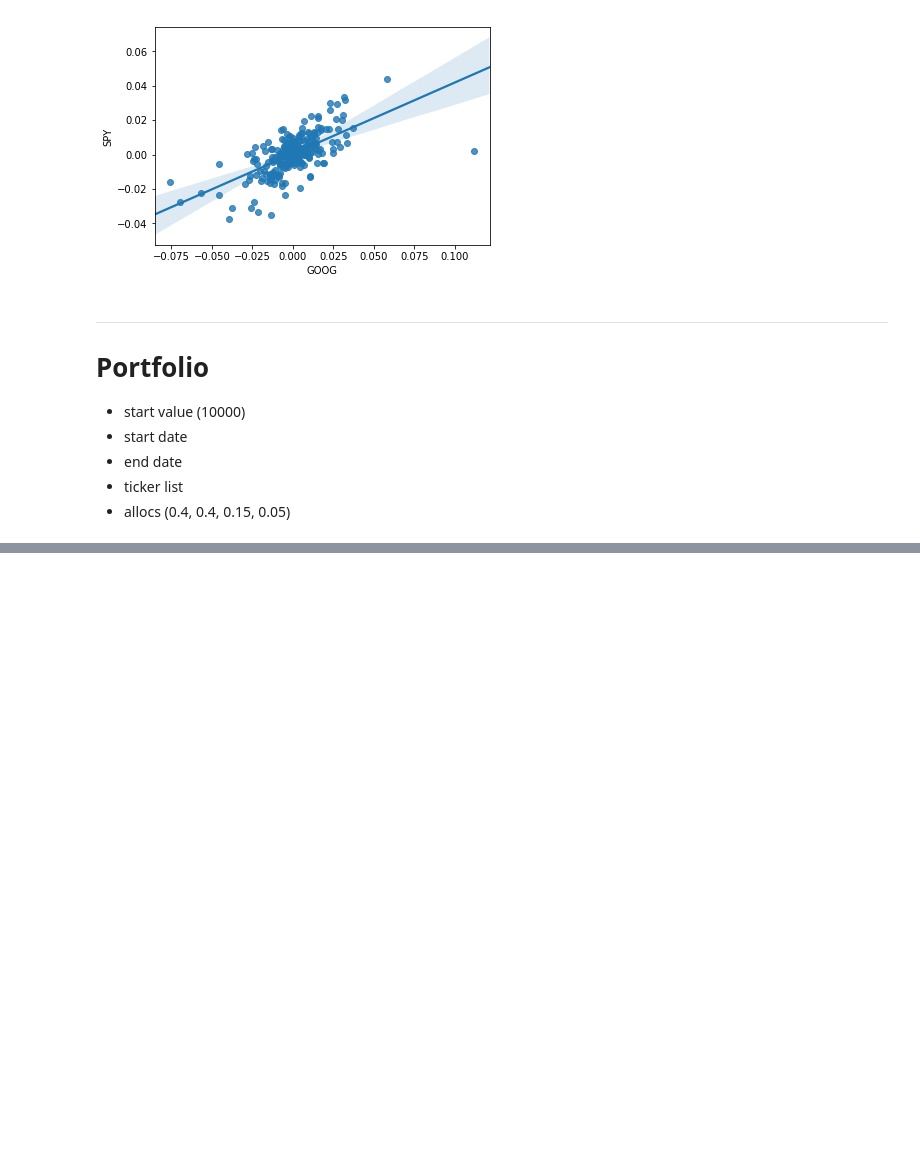
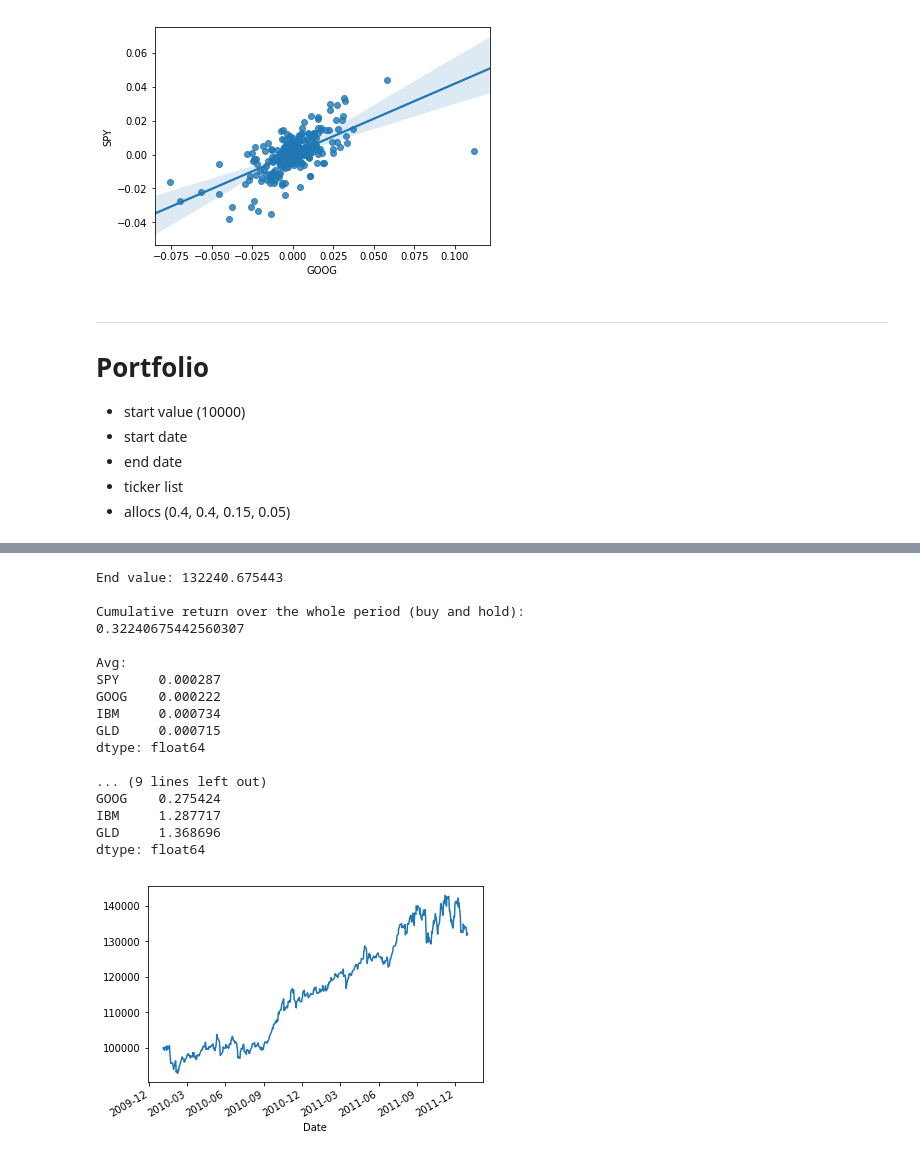
Before and after one commit to minimalgeek/DeepLearning, a Jupyter notebook: Stock/notebooks/Udacity/01_course.ipynb, the cells around one changed output, grey strips where cells are left out. Saved outputs shown, nothing was run; the diff lists cells and outputs as text; code cells hidden in the pictures; blank space fills up the shorter version.

```diff
--- a/Stock/notebooks/Udacity/01_course.ipynb
+++ b/Stock/notebooks/Udacity/01_course.ipynb
@@ -166,0 +216,3 @@ dtype: float64
+# %%
+bnds = tuple((0.1, 0.5) for i in range(4))
+bnds
@@ -166,0 +221,2 @@ dtype: float64
+# %%
+cons = ({'type': 'eq', 'fun': lambda x: np.sum(x)-1})
@@ -166,0 +225,2 @@ dtype: float64
+# %%
+result = spo.minimize(portfolio, initial, args=(df,), method='SLSQP', bounds=bnds, constraints=cons, options={'disp': True}) #
@@ -166,0 +271,21 @@ dtype: float64
+# %%
+calc_and_plot_portfolio_value(result.x)
+# %% [output]
+End value: 132240.675443
+
+Cumulative return over the whole period (buy and hold):
+0.32240675442560307
+
+Avg:
+SPY     0.000287
+GOOG    0.000222
+IBM     0.000734
+GLD     0.000715
+dtype: float64
+
+... (9 lines left out)
+GOOG    0.275424
+IBM     1.287717
+GLD     1.368696
+dtype: float64
+[figure, added]
```
Also changed, not shown: parts of 20 cells of this notebook.
